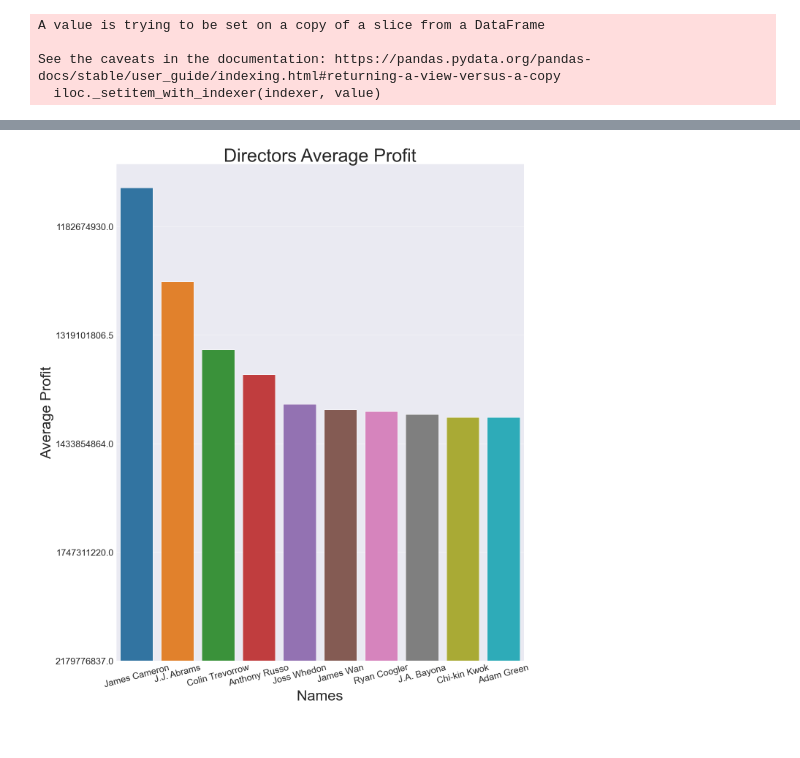
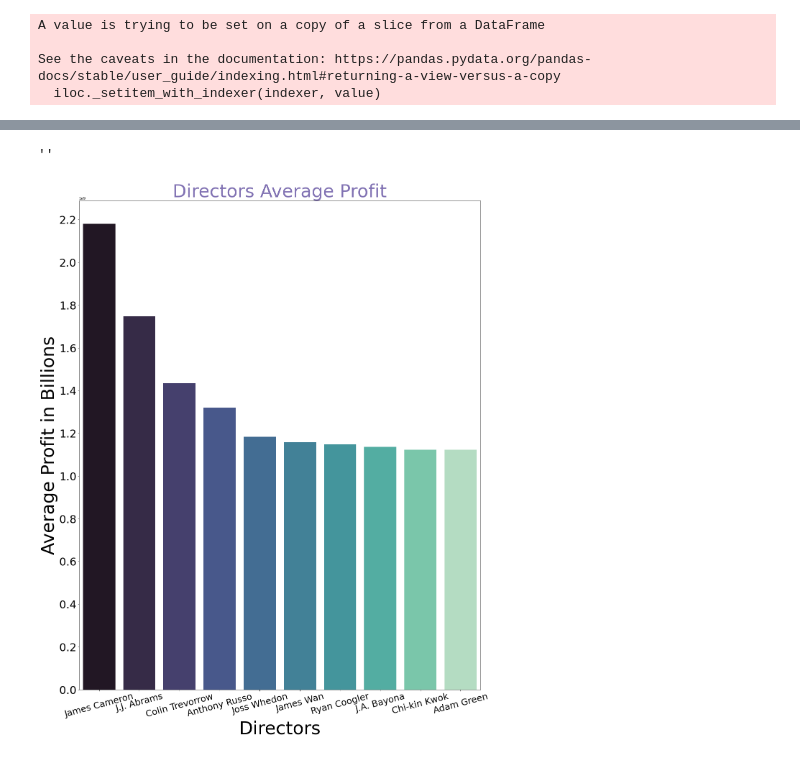
Before and after one commit to learn-co-curriculum/dsc-phase-1-project-v2-3, a Jupyter notebook: Randoplots.ipynb, the cells around one changed output, grey strips where cells are left out. Saved outputs shown, nothing was run; the diff lists cells and outputs as text; code cells hidden in the pictures.

```diff
--- a/Randoplots.ipynb
+++ b/Randoplots.ipynb
@@ -113,16 +128,36 @@ See the caveats in the documentation: https://pandas.pydata.org/pandas-docs/stab
+# %%
+fig, ax = plt.subplots(figsize=(20, 25))
+
+x = average_director_profits.index[:10]
+y = average_director_profits['profit'][:10]
+# ymax = int(y.max())
+# yticks = list(range(0, ymax, ymax//10))
+# Hardcoding scale instead
+yticks = list(range(0, 3000000000, 200000000))
+
+ax.set_title(label='Directors Average Profit', size=50, color='m')
+plt.yticks(yticks, fontsize=30)
+sns.set_color_codes('deep')
+sns.barplot(x=x, y=y, palette='mako')
+ax.set_xlabel('Directors', size=50)
+ax.set_ylabel("Average Profit in Billions", size=50)
+ax.set_xticklabels(x, size=25, rotation=15)
+;
+# %% [output]
+''
+[figure, added]
 # %%
 fig, ax = plt.subplots(figsize=(20, 25))
 
-x = average_director_profits.index[:10]
-y = average_director_profits['profit'][:10]
+x = average_director_profits_percentage.index[:10]
+y = average_director_profits_percentage['percentage_profit'][:10]
 
-ax.set_title('Directors Average Profit', size=50)
+ax.set_title('Directors Average Percentage Profit', size=50)
 
-sns.set_color_codes('deep')
+
 sns.barplot(x=x, y=y)
 ax.set_xlabel('Names', size=40)
-ax.set_ylabel("Average Profit", size=40)
+ax.set_ylabel("Average Percentage Profit", size=40)
 ax.set_xticklabels(x, size=25, rotation=15)
-ax.set_yticklabels(y, size=25);
+# ax.set_yticklabels(size=25)
+sns.set_color_codes('deep');
-# %% [output]
-[figure, removed]
```
Also changed, not shown: parts of 4 cells of this notebook.
